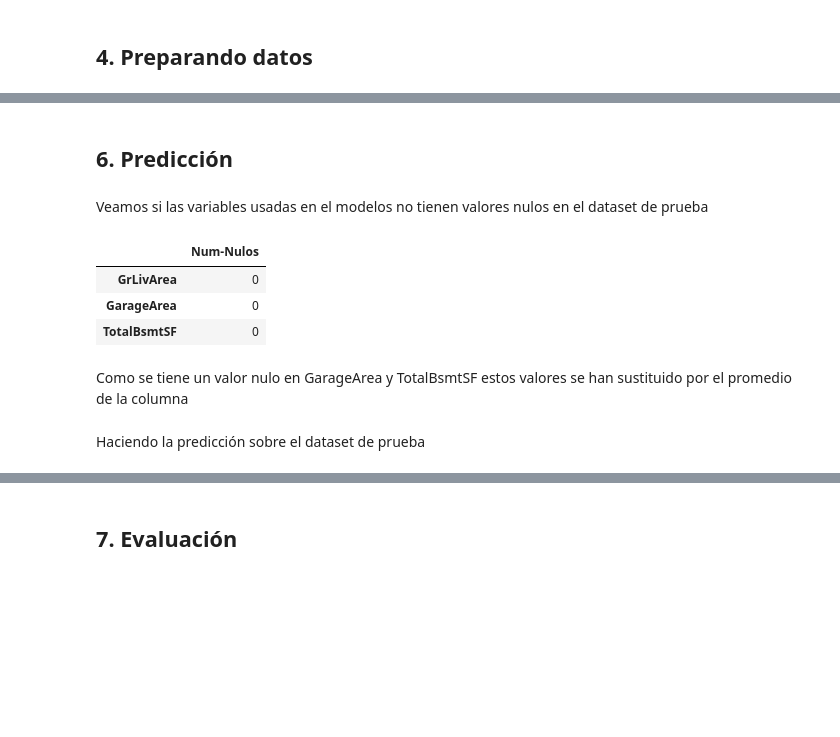
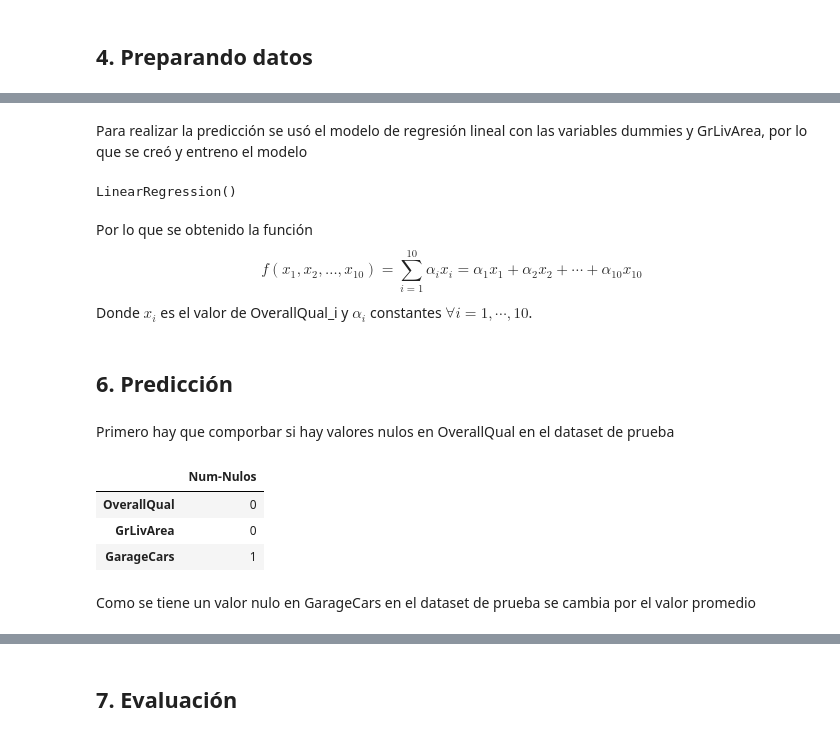
Before and after one commit to dzamarronf/House-Prices-, a Jupyter notebook: notebooks/Analisis.ipynb, the cells around one changed output, grey strips where cells are left out. Cells and saved outputs as stored; diff of their text form; code cells hidden in the pictures; blank space fills up the shorter version.

Commit message:
Limpieza y regresion lineal

```diff
--- a/notebooks/Analisis.ipynb
+++ b/notebooks/Analisis.ipynb
@@ -278,14 +371,37 @@ LinearRegression()
+# %% [markdown]
+Para realizar la predicción se usó el modelo de regresión lineal con las variables dummies y GrLivArea, por lo que se creó y entreno el modelo
+# %%
+from sklearn.linear_model import LinearRegression
+
+features = ['OverallQual_1', 'OverallQual_2', 'OverallQual_3', 'OverallQual_4',
+       'OverallQual_5', 'OverallQual_6', 'OverallQual_7', 'OverallQual_8',
+       'OverallQual_9', 'OverallQual_10', 'GarageCars_0', 'GarageCars_1',
+       'GarageCars_2', 'GarageCars_3', 'GarageCars_4', 'GrLivArea']
+x_train =  df_train_clean[features].values
+y_train = df_train_clean['SalePrice'].values
+
+reg = LinearRegression()
+
+reg.fit(x_train, y_train)
+# %% [output]
+LinearRegression()
+# %% [markdown]
+Por lo que se obtenido la función
+\begin{equation}\tag{4}
+f(x_1,x_2,\dots,x_{10})=\sum_{i=1}^{10}\alpha_ix_i=\alpha_1x_1+\alpha_2x_2+\cdots+\alpha_{10}x_{10}
+\end{equation}
+Donde $x_i$ es el valor de OverallQual_i y $\alpha_i$ constantes $\forall i = 1,\cdots,10$.
 # %% [markdown]
 ## 6. Predicción
 # %% [markdown]
-Veamos si las variables usadas en el modelos no tienen valores nulos en el dataset de prueba
+Primero hay que comporbar si hay valores nulos en OverallQual en el dataset de prueba
 # %%
-df_test_num_nulos = pd.DataFrame(df_test[['GrLivArea','GarageArea','TotalBsmtSF']].isnull().sum(), columns=['Num-Nulos'])
-df_test_num_nulos
+df_pred_nulos = pd.DataFrame(df_test[['OverallQual','GrLivArea','GarageCars']].isnull().sum(), columns=['Num-Nulos'])
+df_pred_nulos
 # %% [output]
 |  | Num-Nulos |
+| OverallQual | 0 |
 | GrLivArea | 0 |
-| GarageArea | 0 |
-| TotalBsmtSF | 0 |
+| GarageCars | 1 |
 # %% [markdown]
-Como se tiene un valor nulo en GarageArea y TotalBsmtSF estos valores se han sustituido por el promedio de la columna
+Como se tiene un valor nulo en GarageCars en el dataset de prueba se cambia por el valor promedio
@@ -295,2 +407,0 @@ df_test['TotalBsmtSF'] = df_test['TotalBsmtSF'].fillna(df_test['TotalBsmtSF'].me
-# %% [markdown]
-Haciendo la predicción sobre el dataset de prueba
```
Also changed, not shown: parts of 78 cells of this notebook, 2 other files.
